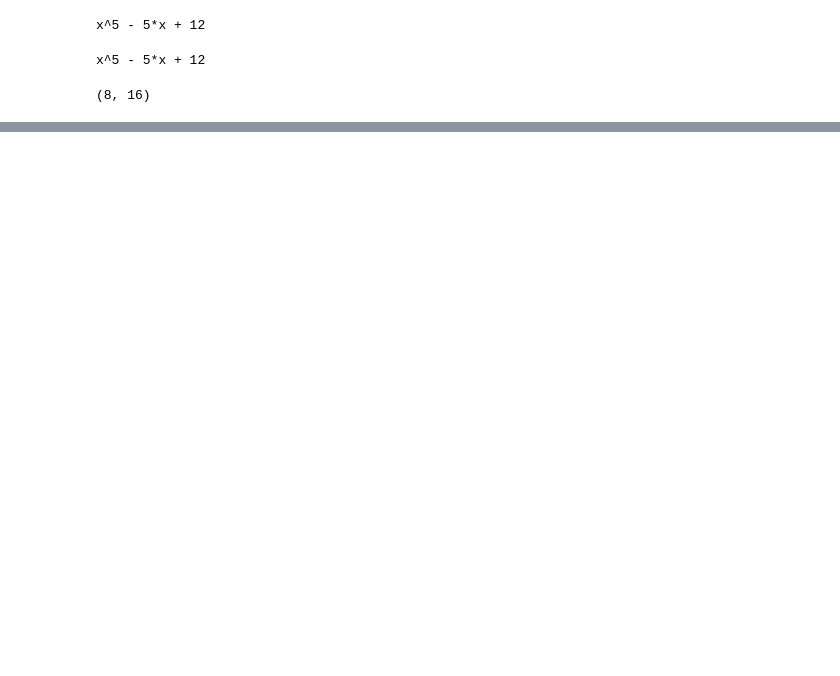
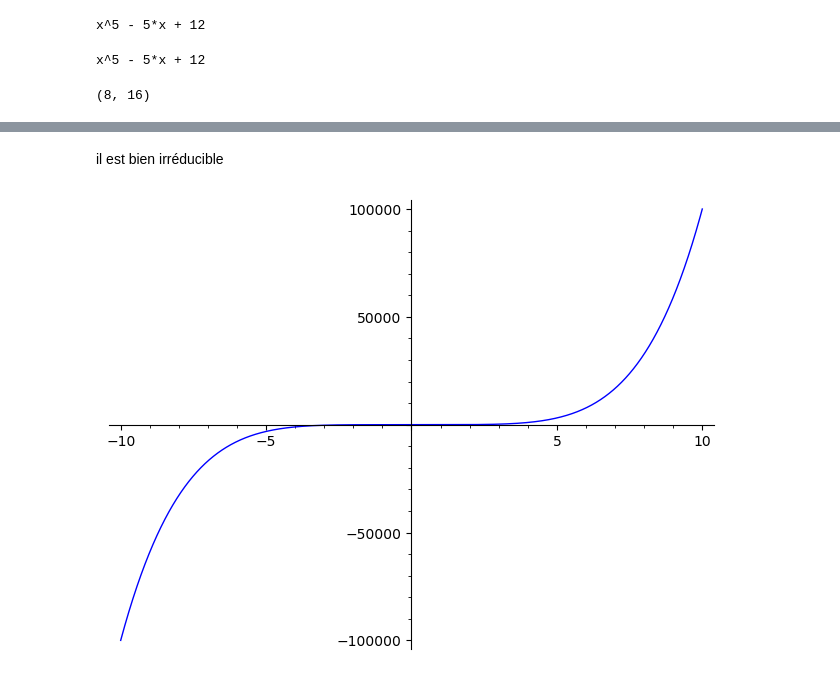
Before and after one commit to Falite/Notebooks-SageMaths, a Jupyter notebook: Corps/Projet-Corps.ipynb, the cells around one changed output, grey strips where cells are left out. Saved outputs shown, nothing was run; the diff lists cells and outputs as text; code cells hidden in the pictures; blank space fills up the shorter version.

```diff
--- a/Corps/Projet-Corps.ipynb
+++ b/Corps/Projet-Corps.ipynb
@@ -71,0 +96,9 @@ dP = 5*X^4 - 5
+# %% [markdown]
+il est bien irréducible
+# %%
+var('x')
+
+P_exp = x^5 + x + 5
+plot(P_exp, (x,-10,10))
+# %% [output]
+[figure, added]
```
Also changed, not shown: parts of 12 cells of this notebook.
